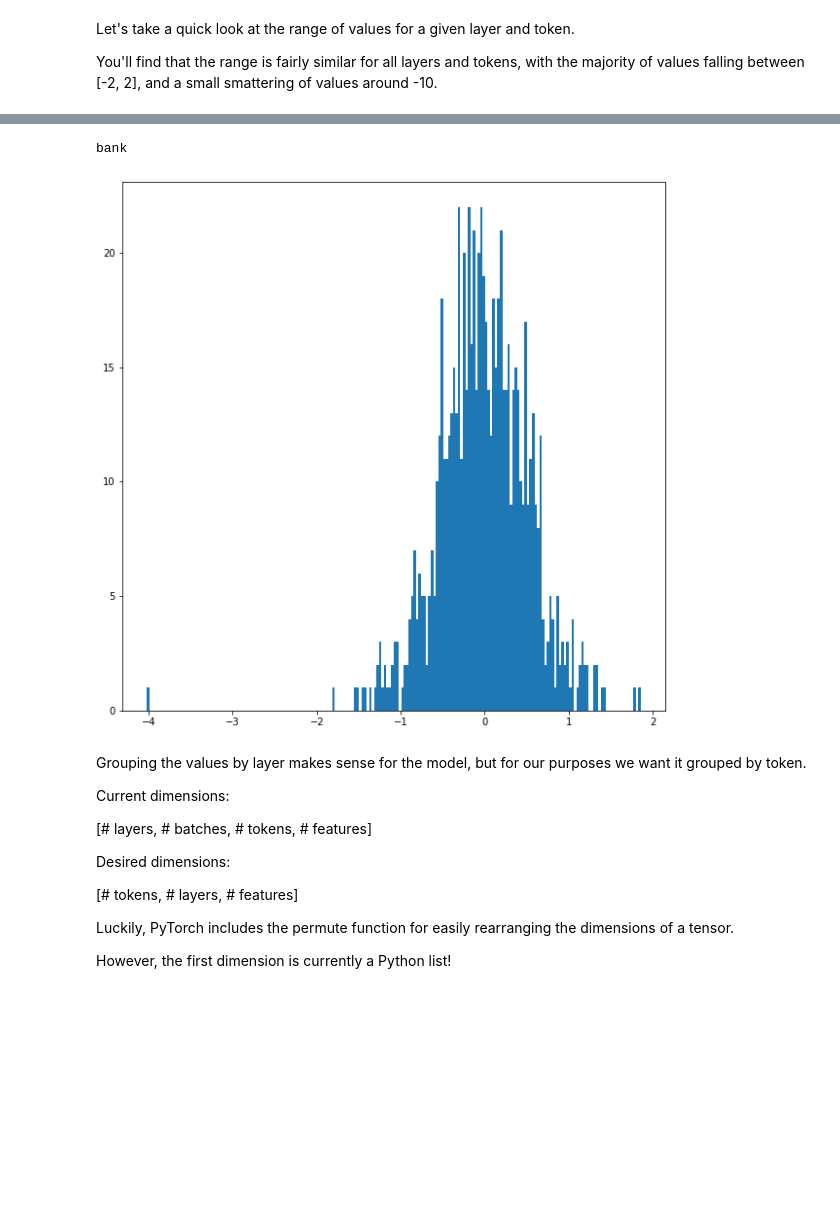
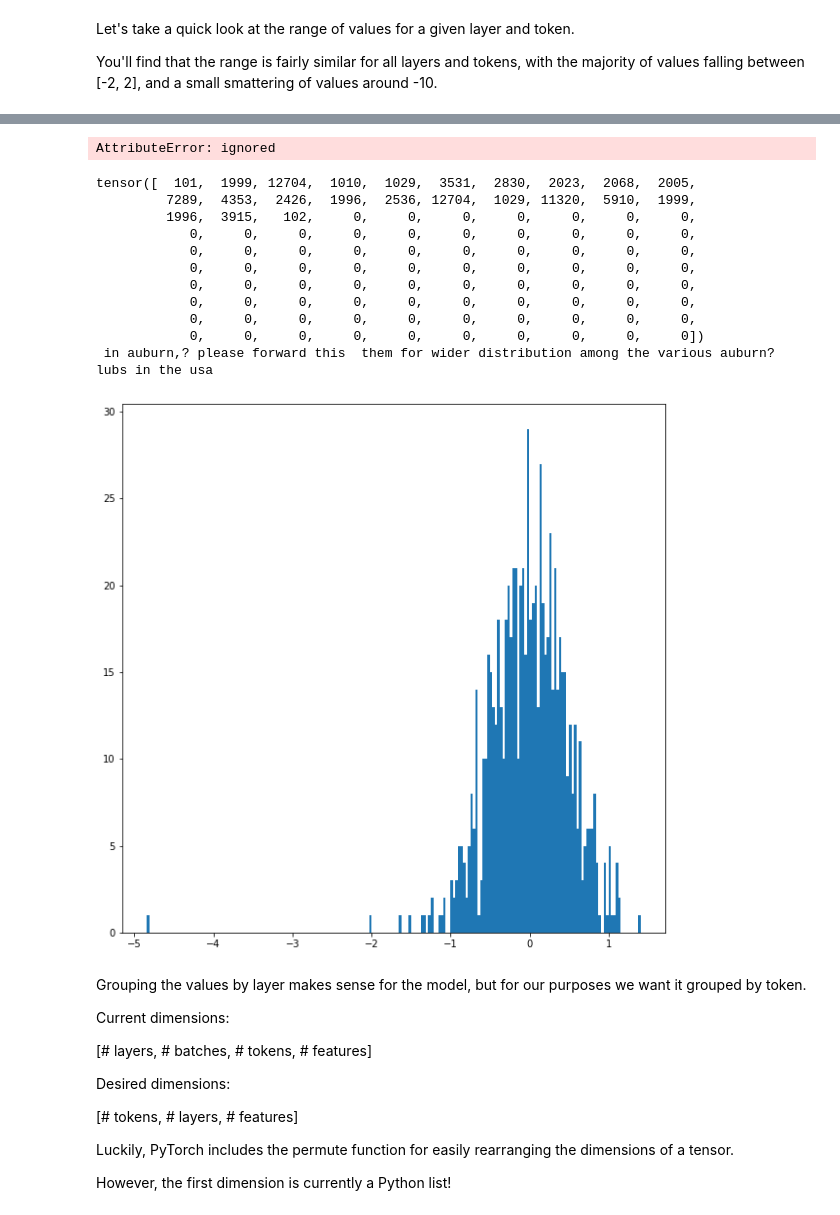
Before and after one commit to margeumkim/BRIDGEMAIL, a Jupyter notebook: BERT_Example_KSPL_EVAL.ipynb, the cells around one changed output, grey strips where cells are left out. Drawn from its saved outputs; the diff is of its cells as text; code cells hidden in the pictures; blank space fills up the shorter version.

```diff
--- a/BERT_Example_KSPL_EVAL.ipynb
+++ b/BERT_Example_KSPL_EVAL.ipynb
@@ -295,0 +304,16 @@ TypeError: ignored
+# %%
+#print(len(account_j_content))
+#print (account_j_content[-2])
+
+#print ("number of sentences in " + str(user_list[0]) + "'s account:" + str(len(account_i_content)) )
+print ("number of sentences in " + str(user_list[1]) + "'s account:" + str(len(account_j_content)) )
+
+# Let's randomly sample 300 sentences
+import random
+
+#type(account_i_content)
+#account_i_300 = random.sample(account_i_content, 300)
+account_j_300 = random.sample(account_j_content, 300)
+
+#print (len(account_i_300))
+#print (len(account_j_300))
@@ -386,7 +414,7 @@ The below cell will perform one tokenization pass of the dataset in order to mea
 max_len = 0
 
 # For every sentence...
-for sent in account_j_content:
+for sent in account_j_300:
 
     # Tokenize the text and add `[CLS]` and `[SEP]` tokens.
     input_ids = tokenizer.encode(sent, add_special_tokens=True)
@@ -417,7 +445,7 @@ input_ids = []
 attention_masks = []
 
 # For every sentence...
-for sent in account_j_content:
+for sent in account_j_300:
     # `encode_plus` will:
     #   (1) Tokenize the sentence.
     #   (2) Prepend the `[CLS]` token to the start.
@@ -428,7 +456,7 @@ for sent in account_j_content:
     encoded_dict = tokenizer.encode_plus(
                         sent,                      # Sentence to encode.
                         add_special_tokens = True, # Add '[CLS]' and '[SEP]'
-                        max_length = 400,           # Pad & truncate all sentences.
+                        max_length = 100,           # Pad & truncate all sentences.
                         pad_to_max_length = True,
                         return_attention_mask = True,   # Construct attn. masks.
                         return_tensors = 'pt',     # Return pytorch tensors.
@@ -446,7 +474,7 @@ attention_masks_tensor = torch.cat(attention_masks, dim=0)
 #labels = torch.tensor(labels)  # currently, not using labels (won't evaluate it... using just pre-trained model)
 
 # Print sentence 0, now as a list of IDs.
-print('Original: ', account_i_content[2])
+print('Original: ', account_j_content[2])
 print('Token IDs:', token_tensor[2])
 
 # started running 12:08
@@ -535,7 +562,7 @@ Next, let's evaluate BERT on our text in each account, and fetch the hidden stat
 # from all 12 layers.
 with torch.no_grad():
 
-    outputs = model(token_tensor)   # currently, ignoring the segment tensor
+    outputs = model.config(token_tensor)   # currently, ignoring the segment tensor
 
     # Evaluating the model will return a different number of objects based on
     # how it's  configured in the `from_pretrained` call earlier. In this case,
@@ -581,18 +648,41 @@ You'll find that the range is fairly similar for all layers and tokens, with the
+# %%
+tokenizer.vocab.get("please")  # 1996
+outputs.attention_weights
+# %% [output]
+AttributeError: ignored
 # %%
 # For the 5th token in our sentence, select its feature values from layer 5.
-token_i = 10    # 6 and 10 are bank
+token_i = 1    # 6 and 10 are bank
+#sentence_i = 10
 layer_i = 12
 vec = hidden_states[layer_i][batch_i][token_i]
 
-print (tokenized_text[token_i])
+print (token_tensor[token_i])
+print (account_j_300[token_i])
+
+#indexed_tokens = tokenizer.convert_tokens_to_ids(token_tensor)
+
+# Display the words with their indeces.
+#for tup in zip(account_j_300, indexed_tokens):
+#    print('{:<12} {:>6,}'.format(tup[0], tup[1]))
 
 # Plot the values as a histogram to show their distribution.
 plt.figure(figsize=(10,10))
 plt.hist(vec, bins=200)
 plt.show()
 # %% [output]
-bank
+tensor([  101,  1999, 12704,  1010,  1029,  3531,  2830,  2023,  2068,  2005,
+         7289,  4353,  2426,  1996,  2536, 12704,  1029, 11320,  5910,  1999,
+         1996,  3915,   102,     0,     0,     0,     0,     0,     0,     0,
+            0,     0,     0,     0,     0,     0,     0,     0,     0,     0,
+            0,     0,     0,     0,     0,     0,     0,     0,     0,     0,
+            0,     0,     0,     0,     0,     0,     0,     0,     0,     0,
+            0,     0,     0,     0,     0,     0,     0,     0,     0,     0,
+            0,     0,     0,     0,     0,     0,     0,     0,     0,     0,
+            0,     0,     0,     0,     0,     0,     0,     0,     0,     0,
+            0,     0,     0,     0,     0,     0,     0,     0,     0,     0])
+ in auburn,? please forward this  them for wider distribution among the various auburn? lubs in the usa
-[figure, old version]
+[figure, new version]
 # %% [markdown]
 Grouping the values by layer makes sense for the model, but for our purposes we want it grouped by token.
 
```
Also changed, not shown: parts of 18 cells of this notebook.
